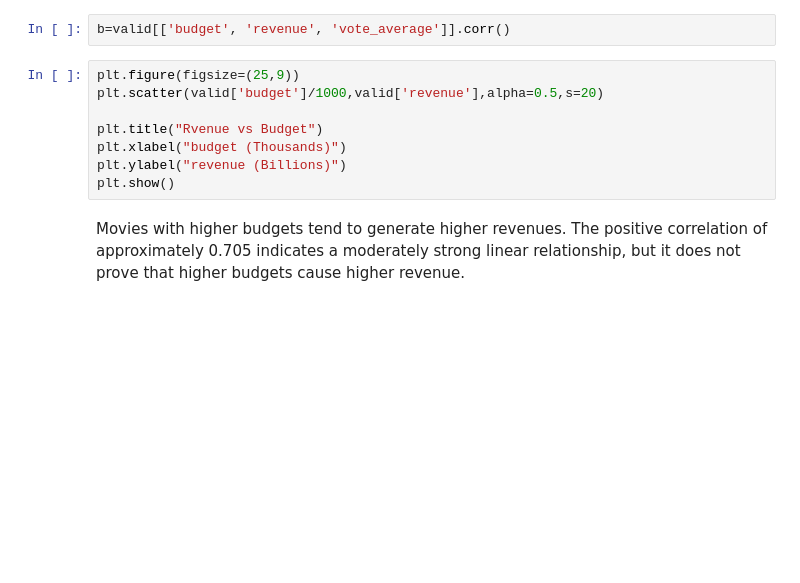
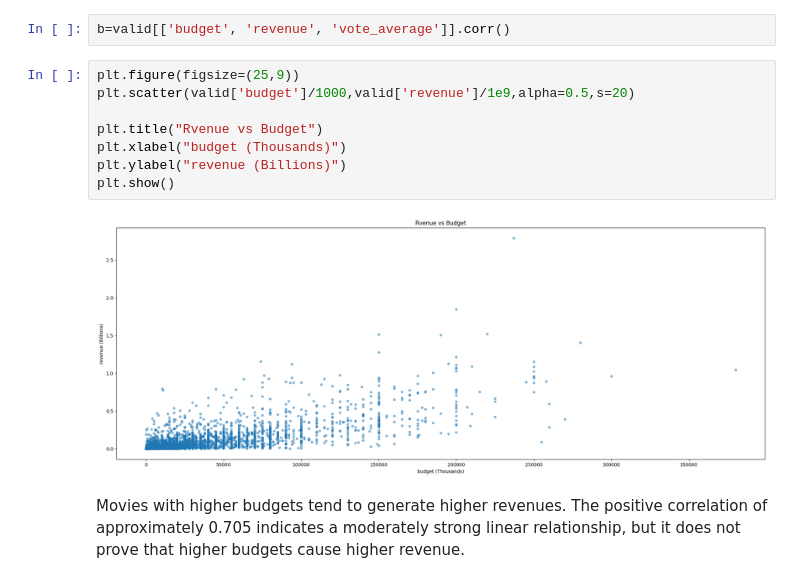
Before and after one commit to Vishnu0918/Python_AI, a Jupyter notebook: Movie_Dataset_Analysis.ipynb, the cells around one changed output. Drawn from its saved outputs; the diff is of its cells as text; blank space fills up the shorter version.

```diff
--- a/Movie_Dataset_Analysis.ipynb
+++ b/Movie_Dataset_Analysis.ipynb
@@ -118,12 +213,14 @@ print(valid[['budget', 'revenue']].corr())
 b=valid[['budget', 'revenue', 'vote_average']].corr()
 # %%
 plt.figure(figsize=(25,9))
-plt.scatter(valid['budget']/1000,valid['revenue'],alpha=0.5,s=20)
+plt.scatter(valid['budget']/1000,valid['revenue']/1e9,alpha=0.5,s=20)
 
 plt.title("Rvenue vs Budget")
 plt.xlabel("budget (Thousands)")
 plt.ylabel("revenue (Billions)")
 plt.show()
+# %% [output]
+[figure, added]
 # %% [markdown]
 Movies with higher budgets tend to generate higher revenues. The positive correlation of approximately 0.705 indicates a moderately strong linear relationship, but it does not prove that higher budgets cause higher revenue.
 # %%
```
Also changed, not shown: parts of 14 cells of this notebook.
